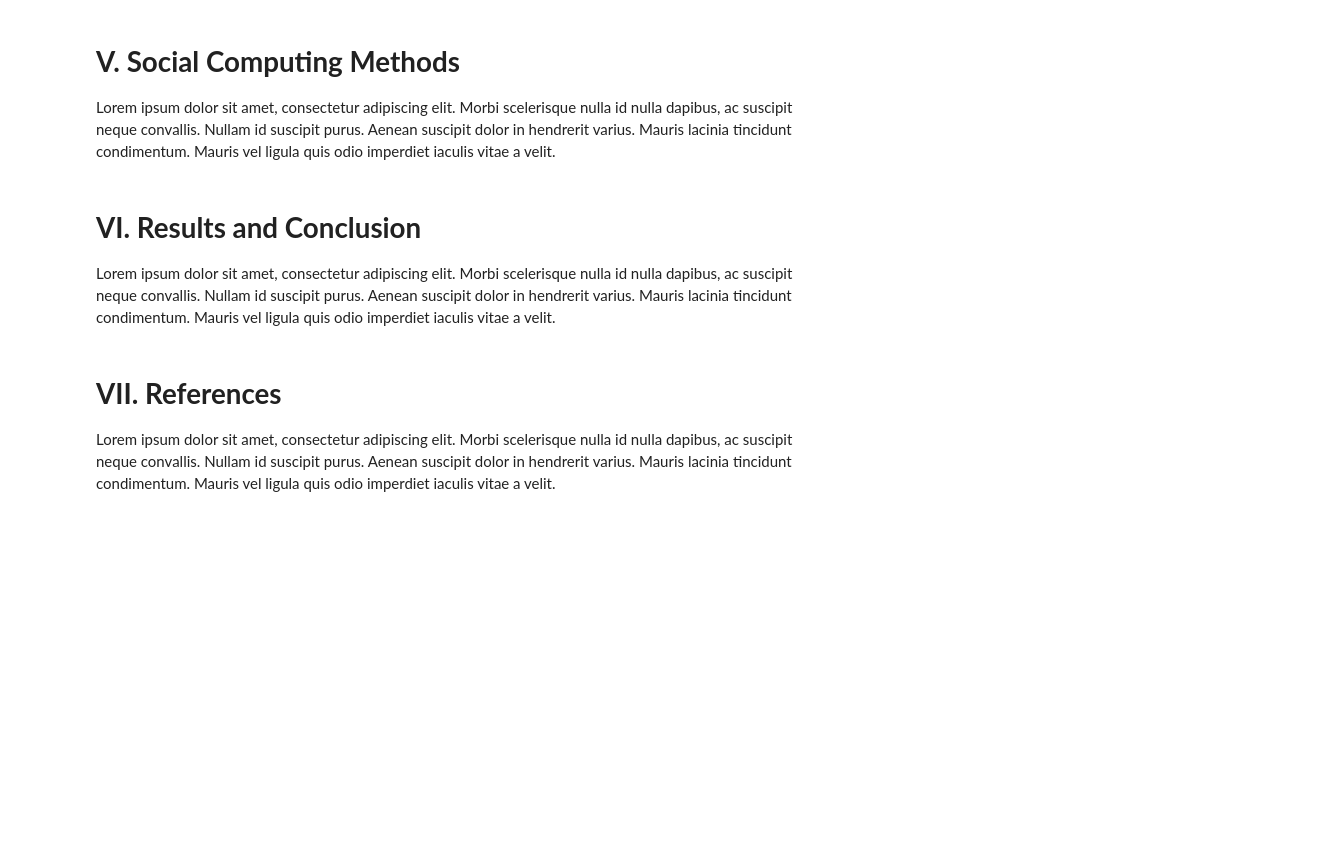
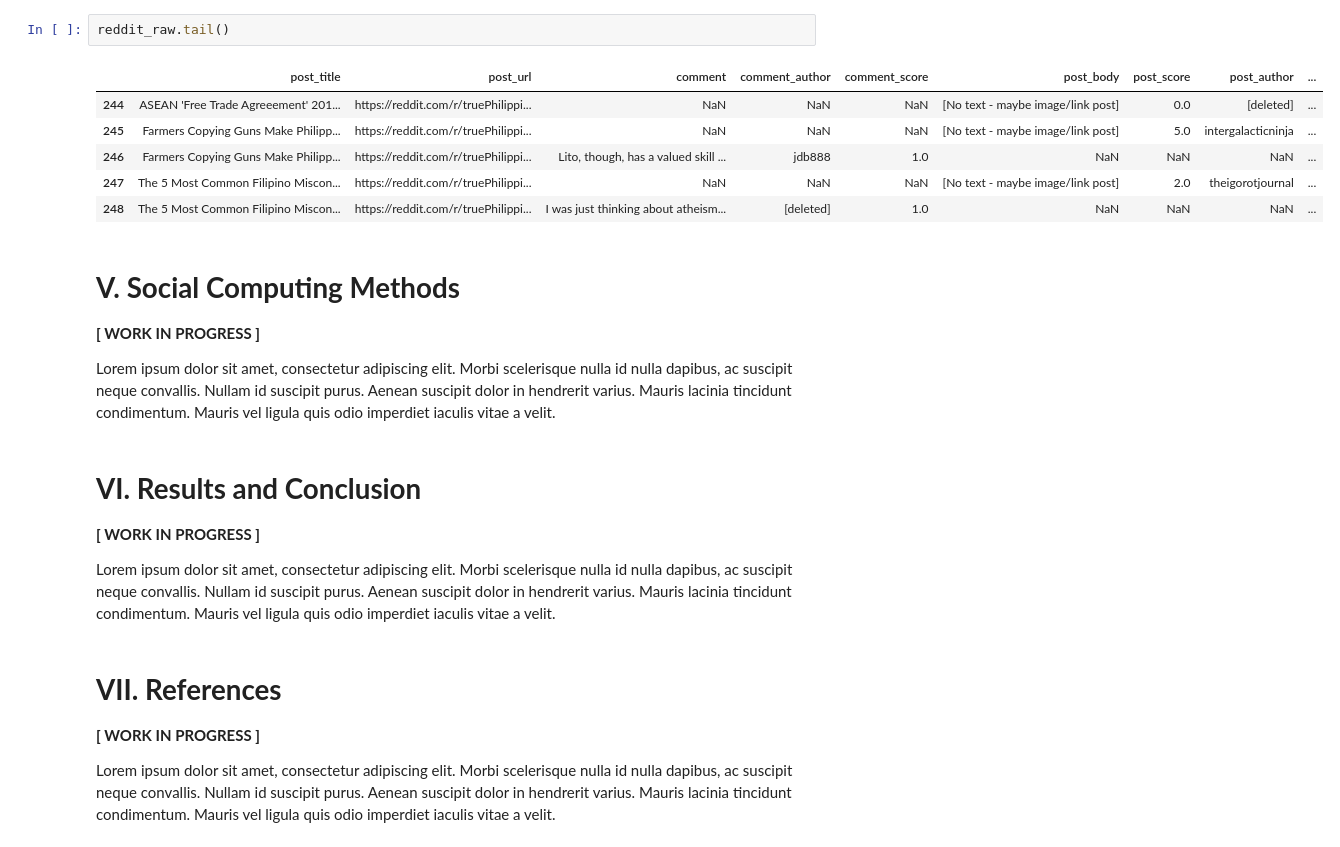
Before and after one commit to louis-uwie/philippine-agriculture-reddit-analysis, a Jupyter notebook: Binwag-FinalProject/CSCI161.03 - BINWAG, Louis III - Data Analysis Project.ipynb, the cells around one changed output. Drawn from its saved outputs; the diff is of its cells as text; blank space fills up the shorter version.

```diff
--- a/Binwag-FinalProject/CSCI161.03 - BINWAG, Louis III - Data Analysis Project.ipynb
+++ b/Binwag-FinalProject/CSCI161.03 - BINWAG, Louis III - Data Analysis Project.ipynb
@@ -21,12 +195,27 @@ Lorem ipsum dolor sit amet, consectetur adipiscing elit. Morbi scelerisque nulla
+# %%
+reddit_raw.tail()
+# %% [output]
+|  | post_title | post_url | comment | comment_author | comment_score | post_body | post_score | post_author | ... |
+| 244 | ASEAN 'Free Trade Agreeement' 201... | https://reddit.com/r/truePhilippi... | NaN | NaN | NaN | [No text - maybe image/link post] | 0.0 | [deleted] | ... |
+| 245 | Farmers Copying Guns Make Philipp... | https://reddit.com/r/truePhilippi... | NaN | NaN | NaN | [No text - maybe image/link post] | 5.0 | intergalacticninja | ... |
+| 246 | Farmers Copying Guns Make Philipp... | https://reddit.com/r/truePhilippi... | Lito, though, has a valued skill ... | jdb888 | 1.0 | NaN | NaN | NaN | ... |
+| 247 | The 5 Most Common Filipino Miscon... | https://reddit.com/r/truePhilippi... | NaN | NaN | NaN | [No text - maybe image/link post] | 2.0 | theigorotjournal | ... |
+| 248 | The 5 Most Common Filipino Miscon... | https://reddit.com/r/truePhilippi... | I was just thinking about atheism... | [deleted] | 1.0 | NaN | NaN | NaN | ... |
 # %% [markdown]
 # **V. Social Computing Methods**
 
+**[ WORK IN PROGRESS ]**
+
 Lorem ipsum dolor sit amet, consectetur adipiscing elit. Morbi scelerisque nulla id nulla dapibus, ac suscipit neque convallis. Nullam id suscipit purus. Aenean suscipit dolor in hendrerit varius. Mauris lacinia tincidunt condimentum. Mauris vel ligula quis odio imperdiet iaculis vitae a velit.
 # %% [markdown]
 # **VI. Results and Conclusion**
 
+**[ WORK IN PROGRESS ]**
+
 Lorem ipsum dolor sit amet, consectetur adipiscing elit. Morbi scelerisque nulla id nulla dapibus, ac suscipit neque convallis. Nullam id suscipit purus. Aenean suscipit dolor in hendrerit varius. Mauris lacinia tincidunt condimentum. Mauris vel ligula quis odio imperdiet iaculis vitae a velit.
 # %% [markdown]
 # **VII. References**
 
+**[ WORK IN PROGRESS ]**
+
 Lorem ipsum dolor sit amet, consectetur adipiscing elit. Morbi scelerisque nulla id nulla dapibus, ac suscipit neque convallis. Nullam id suscipit purus. Aenean suscipit dolor in hendrerit varius. Mauris lacinia tincidunt condimentum. Mauris vel ligula quis odio imperdiet iaculis vitae a velit.
```
Also changed, not shown: parts of 13 cells of this notebook.
